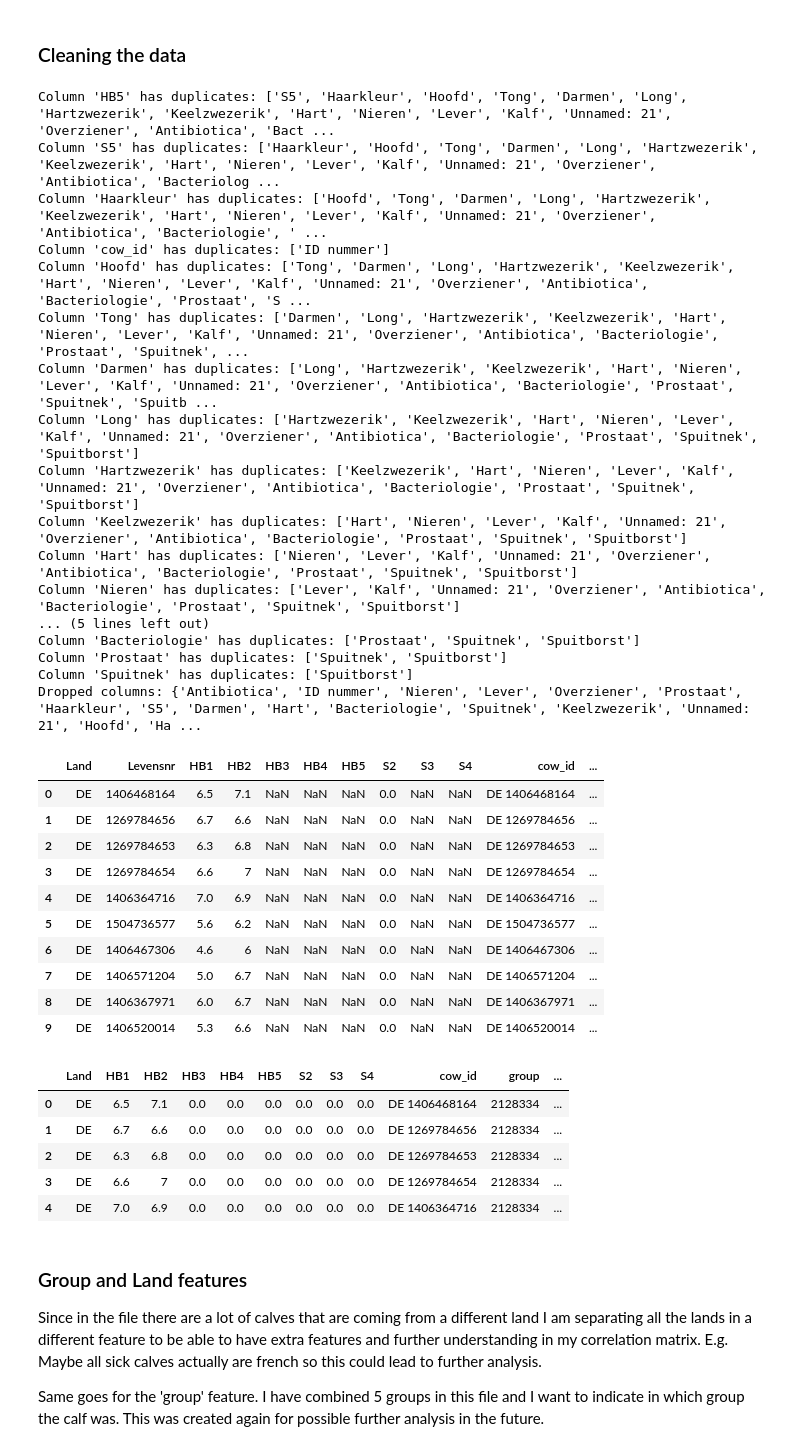
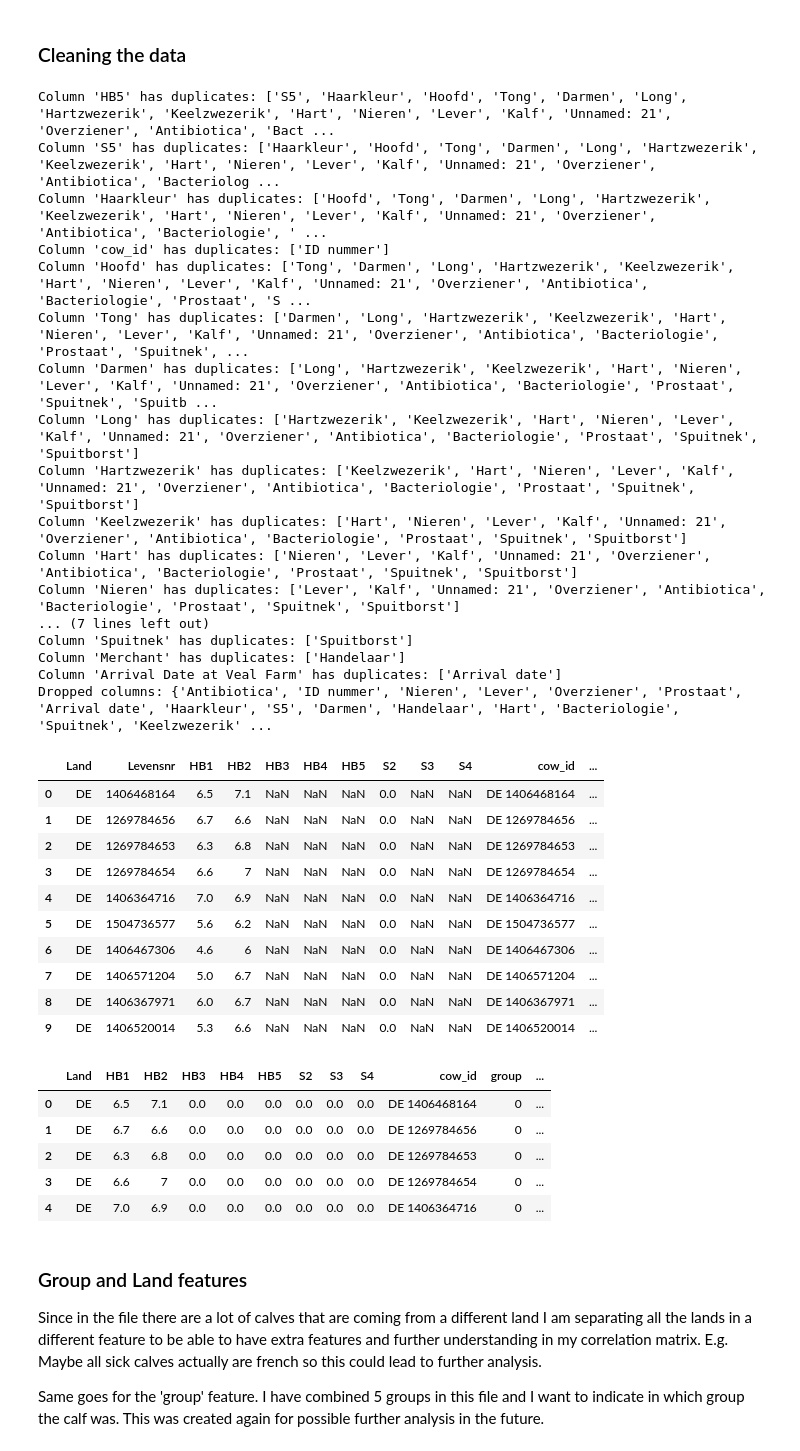
Before and after one commit to AI-Farming-Thewi/cows_analysis, a Jupyter notebook: Farms analysis.ipynb, the cells around one changed output. Saved outputs shown, nothing was run; the diff lists cells and outputs as text; code cells hidden in the pictures.

```diff
--- a/Farms analysis.ipynb
+++ b/Farms analysis.ipynb
@@ -496,0 +514,6 @@ stagri_df.head()
+# %%
+arrival_weight_stagri = load_arrival_weights(stagri_farm, name_arrival_weights='Arrival weights')
+
+stagri_df = add_arrival_weight(stagri_df, arrival_weight_stagri)
+
+stagri_df.head()
@@ -496,0 +529,18 @@ stagri_df.head()
+# %%
+stagri_df['Birth date'] = pd.to_datetime(stagri_df['Birth date'], dayfirst=True)
+
+def get_season(month):
+    if month in [3, 4, 5]:
+        return 'Spring'
+    elif month in [6, 7, 8]:
+        return 'Summer'
+    elif month in [9, 10, 11]:
+        return 'Autumn'
+    else:
+        return 'Winter'
+
+stagri_df['Season'] = stagri_df['Birth date'].dt.month.apply(get_season)
+
+stagri_df['Season_Born'] = pd.factorize(stagri_df['Season'])[0]
+
+stagri_df.head()
@@ -524,11 +581,11 @@ Column 'Hartzwezerik' has duplicates: ['Keelzwezerik', 'Hart', 'Nieren', 'Lever'
 Column 'Keelzwezerik' has duplicates: ['Hart', 'Nieren', 'Lever', 'Kalf', 'Unnamed: 21', 'Overziener', 'Antibiotica', 'Bacteriologie', 'Prostaat', 'Spuitnek', 'Spuitborst']
 Column 'Hart' has duplicates: ['Nieren', 'Lever', 'Kalf', 'Unnamed: 21', 'Overziener', 'Antibiotica', 'Bacteriologie', 'Prostaat', 'Spuitnek', 'Spuitborst']
 Column 'Nieren' has duplicates: ['Lever', 'Kalf', 'Unnamed: 21', 'Overziener', 'Antibiotica', 'Bacteriologie', 'Prostaat', 'Spuitnek', 'Spuitborst']
-... (5 lines left out)
-Column 'Bacteriologie' has duplicates: ['Prostaat', 'Spuitnek', 'Spuitborst']
-Column 'Prostaat' has duplicates: ['Spuitnek', 'Spuitborst']
+... (7 lines left out)
 Column 'Spuitnek' has duplicates: ['Spuitborst']
-Dropped columns: {'Antibiotica', 'ID nummer', 'Nieren', 'Lever', 'Overziener', 'Prostaat', 'Haarkleur', 'S5', 'Darmen', 'Hart', 'Bacteriologie', 'Spuitnek', 'Keelzwezerik', 'Unnamed: 21', 'Hoofd', 'Ha ...
+Column 'Merchant' has duplicates: ['Handelaar']
+Column 'Arrival Date at Veal Farm' has duplicates: ['Arrival date']
+Dropped columns: {'Antibiotica', 'ID nummer', 'Nieren', 'Lever', 'Overziener', 'Prostaat', 'Arrival date', 'Haarkleur', 'S5', 'Darmen', 'Handelaar', 'Hart', 'Bacteriologie', 'Spuitnek', 'Keelzwezerik' ...
 |  | Land | Levensnr | HB1 | HB2 | HB3 | HB4 | HB5 | S2 | S3 | S4 | cow_id | ... |
 | 0 | DE | 1406468164 | 6.5 | 7.1 | NaN | NaN | NaN | 0.0 | NaN | NaN | DE 1406468164 | ... |
 | 1 | DE | 1269784656 | 6.7 | 6.6 | NaN | NaN | NaN | 0.0 | NaN | NaN | DE 1269784656 | ... |
@@ -543,26 +600,32 @@ Dropped columns: {'Antibiotica', 'ID nummer', 'Nieren', 'Lever', 'Overziener', '
 # %%
 columns_to_clean = ['HB3', 'HB4', 'HB5', 'S3', 'S4']
 stagri_df[columns_to_clean] =stagri_df[columns_to_clean].fillna(0.0)
 
+stagri_df['Slacht Datum'] = stagri_df['Slacht Datum'].fillna(0.0)
+
 stagri_df['Merchant'] = pd.factorize(stagri_df['Merchant'])[0]
 stagri_df['Sex'] = pd.factorize(stagri_df['Sex'])[0]
-stagri_df['Color Letter'] = pd.factorize(stagri_df['Color Letter'])[0]
+# stagri_df['Color Letter'] = pd.factorize(stagri_df['Color Letter'])[0]
+stagri_df['Country ID'] = pd.factorize(stagri_df['Country ID'])[0]
+stagri_df['Fur color'] = pd.factorize(stagri_df['Fur color'])[0]
+stagri_df['group'] = pd.factorize(stagri_df['group'])[0]
+
 
 columns_to_drop = ['Levensnr', 'WerkNr', '#', 'Soort', 'Kleur', 'Vet',
                    'Geboortedatum', 'Leeftijdscode', 'Sekse']
 
 # I had before that 'stagri_df.drop(...)
 # This doesn't work because I need to reassign the stagri_df to the new one
 stagri_df = stagri_df.drop(columns=columns_to_drop, errors='ignore')
 
 stagri_df.head(5)
 # %% [output]
 |  | Land | HB1 | HB2 | HB3 | HB4 | HB5 | S2 | S3 | S4 | cow_id | group | ... |
-| 0 | DE | 6.5 | 7.1 | 0.0 | 0.0 | 0.0 | 0.0 | 0.0 | 0.0 | DE 1406468164 | 2128334 | ... |
-| 1 | DE | 6.7 | 6.6 | 0.0 | 0.0 | 0.0 | 0.0 | 0.0 | 0.0 | DE 1269784656 | 2128334 | ... |
-| 2 | DE | 6.3 | 6.8 | 0.0 | 0.0 | 0.0 | 0.0 | 0.0 | 0.0 | DE 1269784653 | 2128334 | ... |
-| 3 | DE | 6.6 | 7 | 0.0 | 0.0 | 0.0 | 0.0 | 0.0 | 0.0 | DE 1269784654 | 2128334 | ... |
-| 4 | DE | 7.0 | 6.9 | 0.0 | 0.0 | 0.0 | 0.0 | 0.0 | 0.0 | DE 1406364716 | 2128334 | ... |
+| 0 | DE | 6.5 | 7.1 | 0.0 | 0.0 | 0.0 | 0.0 | 0.0 | 0.0 | DE 1406468164 | 0 | ... |
+| 1 | DE | 6.7 | 6.6 | 0.0 | 0.0 | 0.0 | 0.0 | 0.0 | 0.0 | DE 1269784656 | 0 | ... |
+| 2 | DE | 6.3 | 6.8 | 0.0 | 0.0 | 0.0 | 0.0 | 0.0 | 0.0 | DE 1269784653 | 0 | ... |
+| 3 | DE | 6.6 | 7 | 0.0 | 0.0 | 0.0 | 0.0 | 0.0 | 0.0 | DE 1269784654 | 0 | ... |
+| 4 | DE | 7.0 | 6.9 | 0.0 | 0.0 | 0.0 | 0.0 | 0.0 | 0.0 | DE 1406364716 | 0 | ... |
 # %% [markdown]
 ### Group and Land features
 Since in the file there are a lot of calves that are coming from a different land I am separating all the lands in a different feature to be able to have extra features and further understanding in my correlation matrix. E.g. Maybe all sick calves actually are french so this could lead to further analysis.
```
Also changed, not shown: parts of 23 cells of this notebook.
